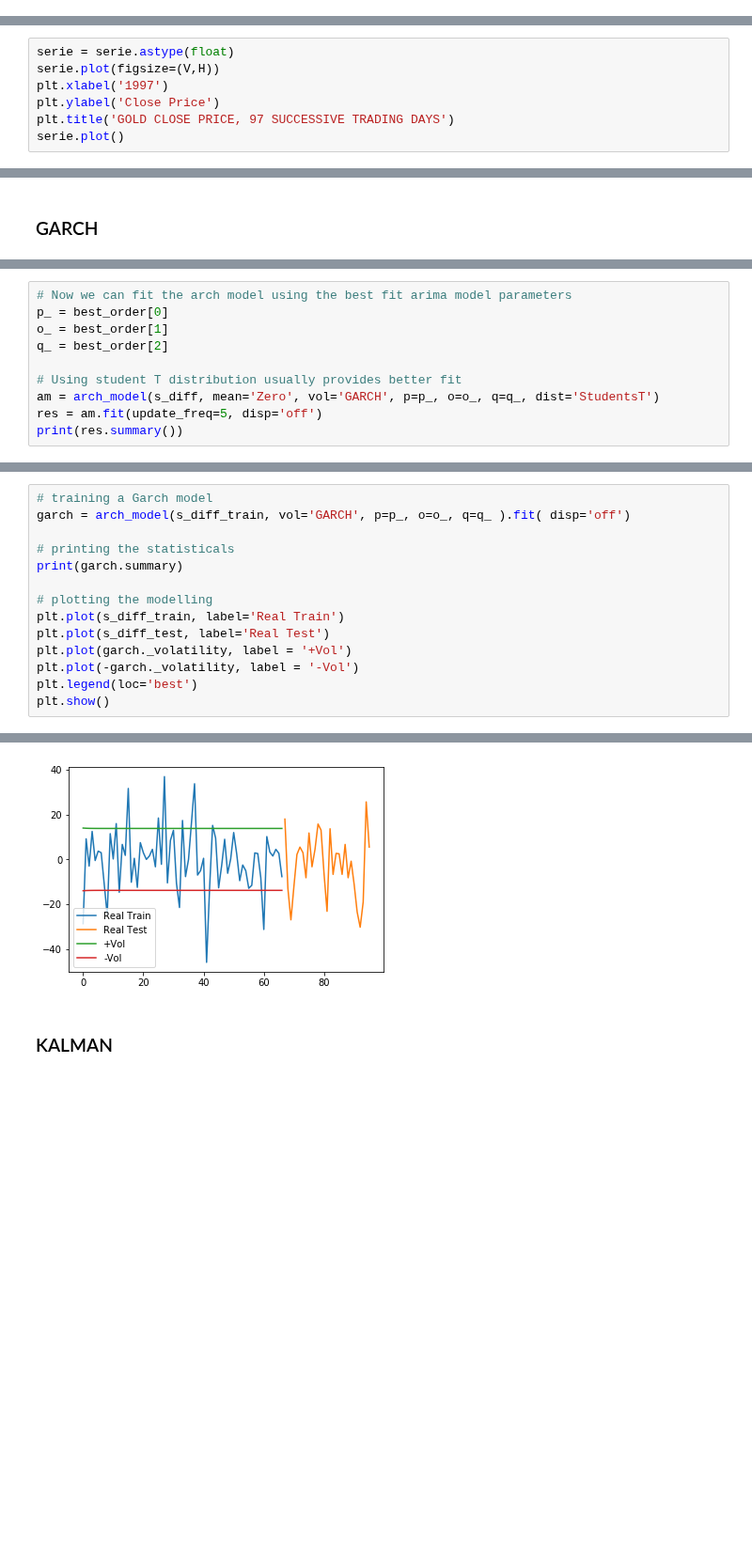
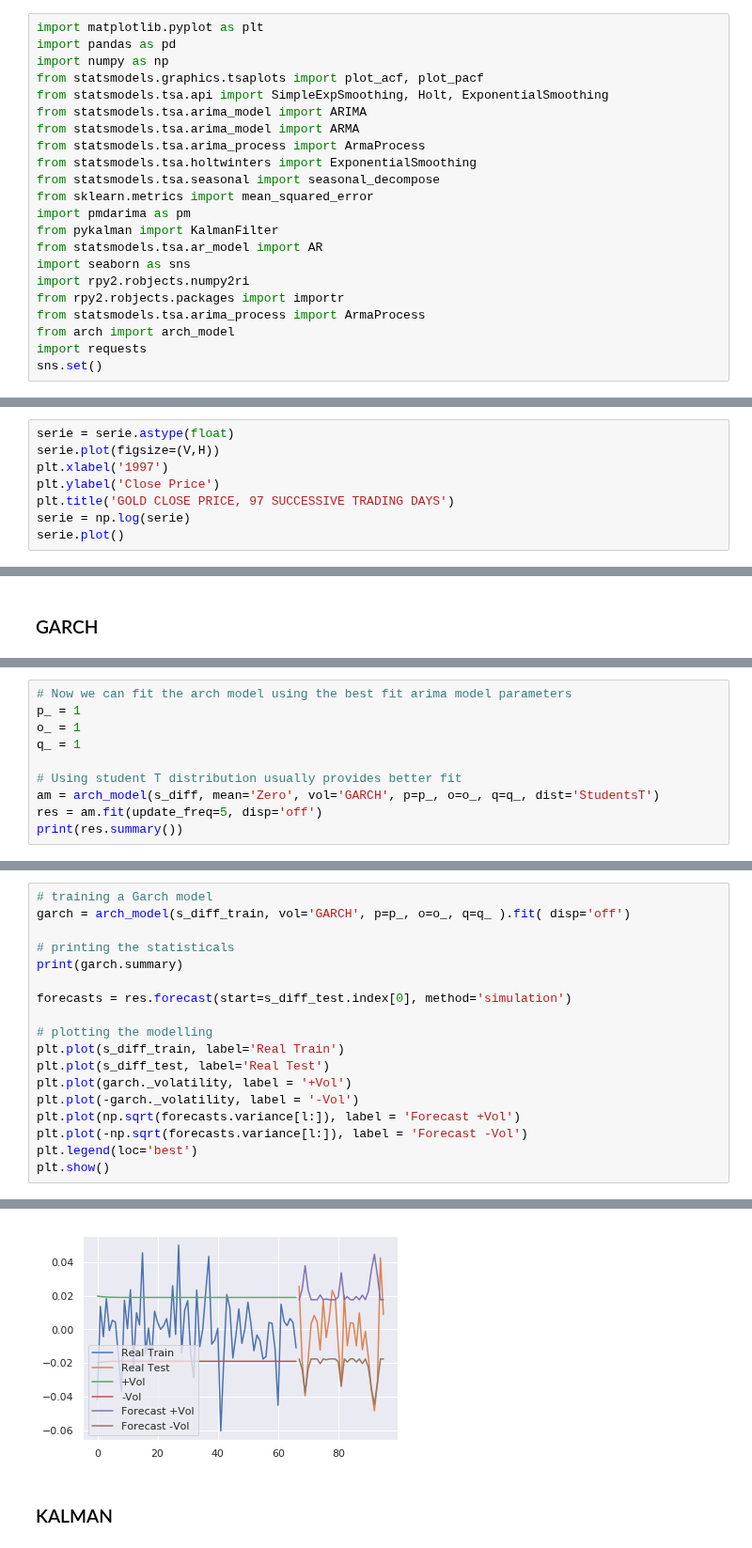
Before and after one commit to jamissonfreitas/IN1167, a Jupyter notebook: report_2.ipynb, the cells around one changed output, grey strips where cells are left out. Shown at 94% size. Cells and saved outputs as stored; diff of their text form; blank space fills up the shorter version.

Commit message:
update models

```diff
--- a/report_2.ipynb
+++ b/report_2.ipynb
@@ -42,3 +25,25 @@ Successfully installed arch-4.9.1 property-cached-1.6.3
+# %%
+import matplotlib.pyplot as plt
+import pandas as pd
+import numpy as np
+from statsmodels.graphics.tsaplots import plot_acf, plot_pacf
+from statsmodels.tsa.api import SimpleExpSmoothing, Holt, ExponentialSmoothing
+from statsmodels.tsa.arima_model import ARIMA
+from statsmodels.tsa.arima_model import ARMA
+from statsmodels.tsa.arima_process import ArmaProcess
+from statsmodels.tsa.holtwinters import ExponentialSmoothing
+from statsmodels.tsa.seasonal import seasonal_decompose
+from sklearn.metrics import mean_squared_error
+import pmdarima as pm
+from pykalman import KalmanFilter
+from statsmodels.tsa.ar_model import AR
+import seaborn as sns
+import rpy2.robjects.numpy2ri
+from rpy2.robjects.packages import importr
+from statsmodels.tsa.arima_process import ArmaProcess
+from arch import arch_model
+import requests
+sns.set()
 # %% [markdown]
 # Constants
 # %%
@@ -64,6 +69,7 @@ serie.plot(figsize=(V,H))
 plt.xlabel('1997')
 plt.ylabel('Close Price')
 plt.title('GOLD CLOSE PRICE, 97 SUCCESSIVE TRADING DAYS')
+serie = np.log(serie)
 serie.plot()
 # %% [output]
 <matplotlib.axes._subplots.AxesSubplot at 0x...>
@@ -369,8 +349,8 @@ Covariance estimator: robust
 # %%
 # Now we can fit the arch model using the best fit arima model parameters
-p_ = best_order[0]
-o_ = best_order[1]
-q_ = best_order[2]
+p_ = 1
+o_ = 1
+q_ = 1
 
 # Using student T distribution usually provides better fit
 am = arch_model(s_diff, mean='Zero', vol='GARCH', p=p_, o=o_, q=q_, dist='StudentsT')
@@ -416,11 +404,15 @@ garch = arch_model(s_diff_train, vol='GARCH', p=p_, o=o_, q=q_ ).fit( disp='off'
 # printing the statisticals
 print(garch.summary)
 
+forecasts = res.forecast(start=s_diff_test.index[0], method='simulation')
+
 # plotting the modelling
 plt.plot(s_diff_train, label='Real Train')
 plt.plot(s_diff_test, label='Real Test')
 plt.plot(garch._volatility, label = '+Vol')
 plt.plot(-garch._volatility, label = '-Vol')
+plt.plot(np.sqrt(forecasts.variance[l:]), label = 'Forecast +Vol')
+plt.plot(-np.sqrt(forecasts.variance[l:]), label = 'Forecast -Vol')
 plt.legend(loc='best')
 plt.show()
 # %% [output]
@@ -444,3 +444,3 @@ ARCHModelResult, id: 0x7f9950ecf860>
-[figure, old version]
+[figure, new version]
 # %% [markdown]
 ### KALMAN
```
Also changed, not shown: parts of 41 cells of this notebook.
